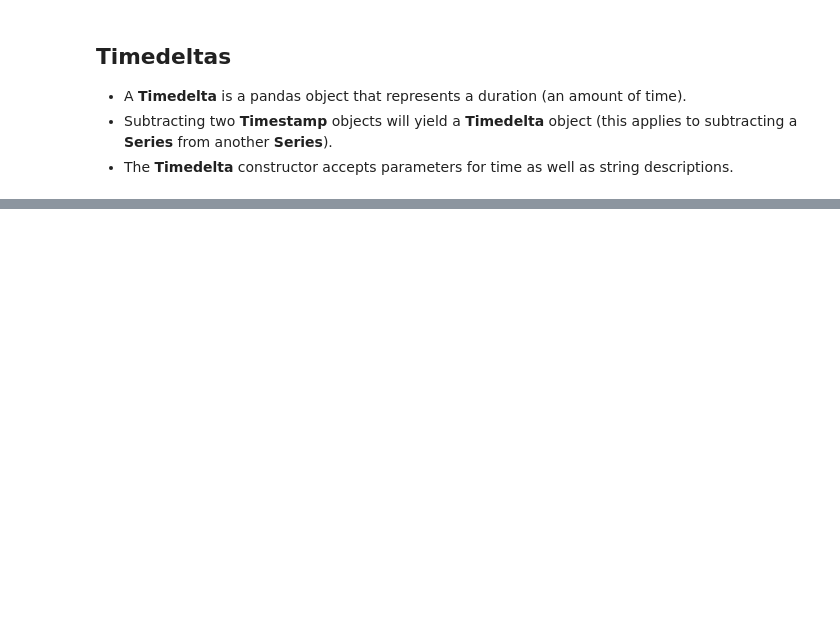
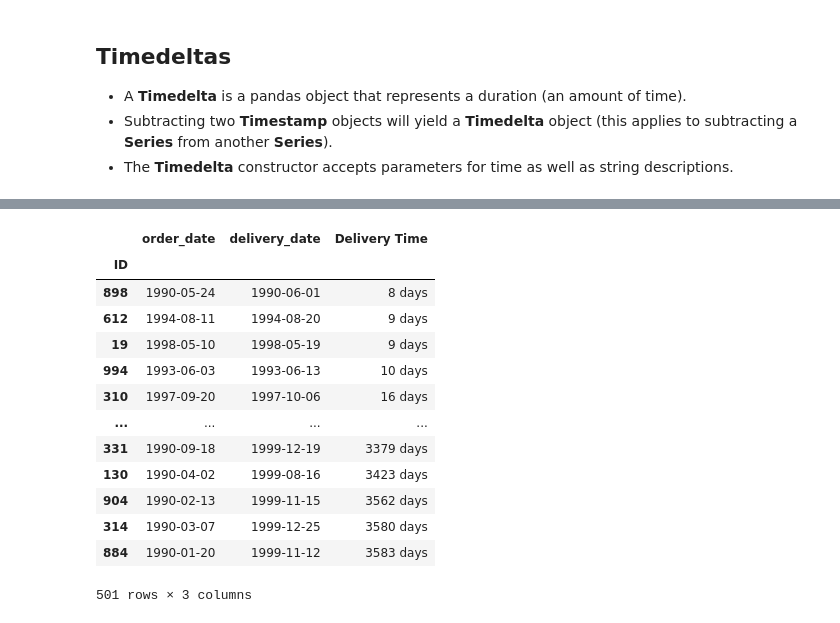
Before and after one commit to wolneihd/udemy_pandas, a Jupyter notebook: Incomplete/11 - Working with Dates and Times.ipynb, the cells around one changed output, grey strips where cells are left out. Saved outputs shown, nothing was run; the diff lists cells and outputs as text; code cells hidden in the pictures; blank space fills up the shorter version.

```diff
--- a/Incomplete/11 - Working with Dates and Times.ipynb
+++ b/Incomplete/11 - Working with Dates and Times.ipynb
@@ -444,0 +488,3 @@ plt.show()
+# %%
+ecommerce = pd.read_csv('ecommerce.csv', index_col='ID',  parse_dates=['order_date','delivery_date'])
+ecommerce.head()
@@ -444,0 +499,19 @@ plt.show()
+# %%
+ecommerce['Delivery Time'] = ecommerce['delivery_date'] - ecommerce['order_date']
+# %%
+ecommerce.sort_values(by='Delivery Time')
+# %% [output]
+|  | order_date | delivery_date | Delivery Time |
+| ID |  |  |  |
+| 898 | 1990-05-24 | 1990-06-01 | 8 days |
+| 612 | 1994-08-11 | 1994-08-20 | 9 days |
+| 19 | 1998-05-10 | 1998-05-19 | 9 days |
+| 994 | 1993-06-03 | 1993-06-13 | 10 days |
+| 310 | 1997-09-20 | 1997-10-06 | 16 days |
+| ... | ... | ... | ... |
+| 331 | 1990-09-18 | 1999-12-19 | 3379 days |
+| 130 | 1990-04-02 | 1999-08-16 | 3423 days |
+| 904 | 1990-02-13 | 1999-11-15 | 3562 days |
+| 314 | 1990-03-07 | 1999-12-25 | 3580 days |
+| 884 | 1990-01-20 | 1999-11-12 | 3583 days |
+501 rows × 3 columns
```
Also changed, not shown: parts of 7 cells of this notebook.
